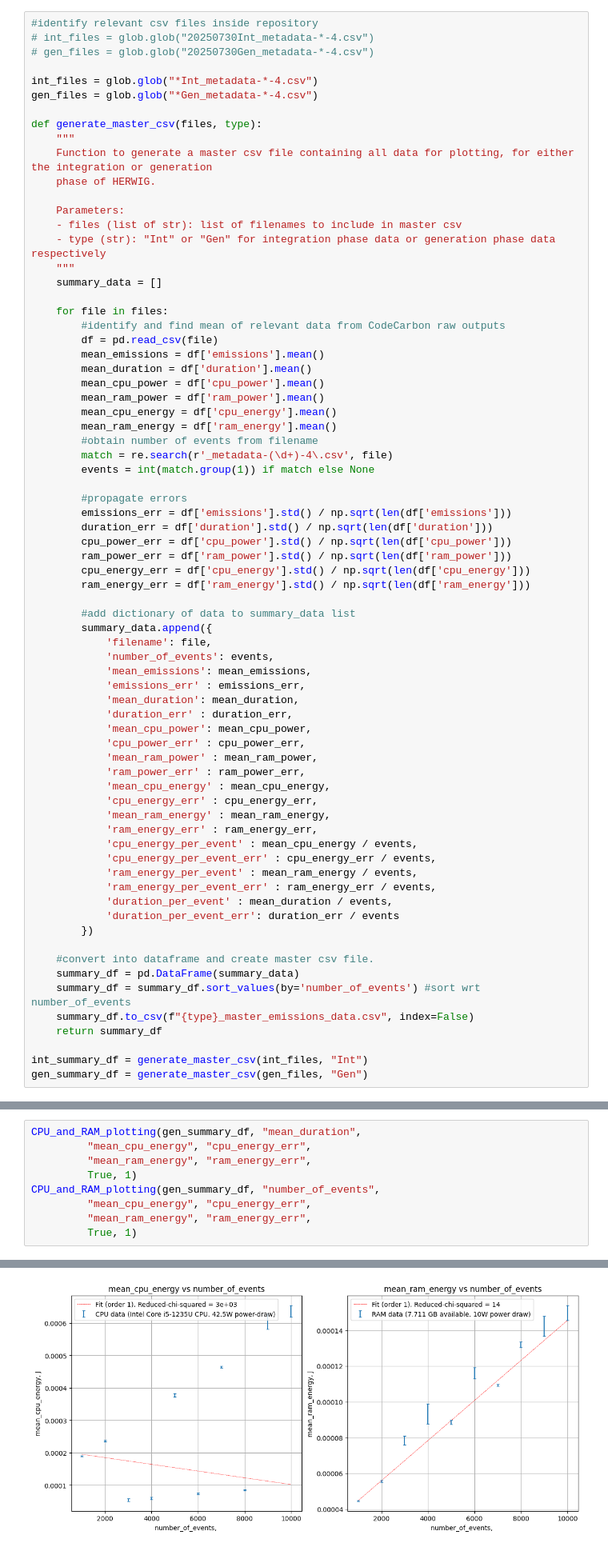
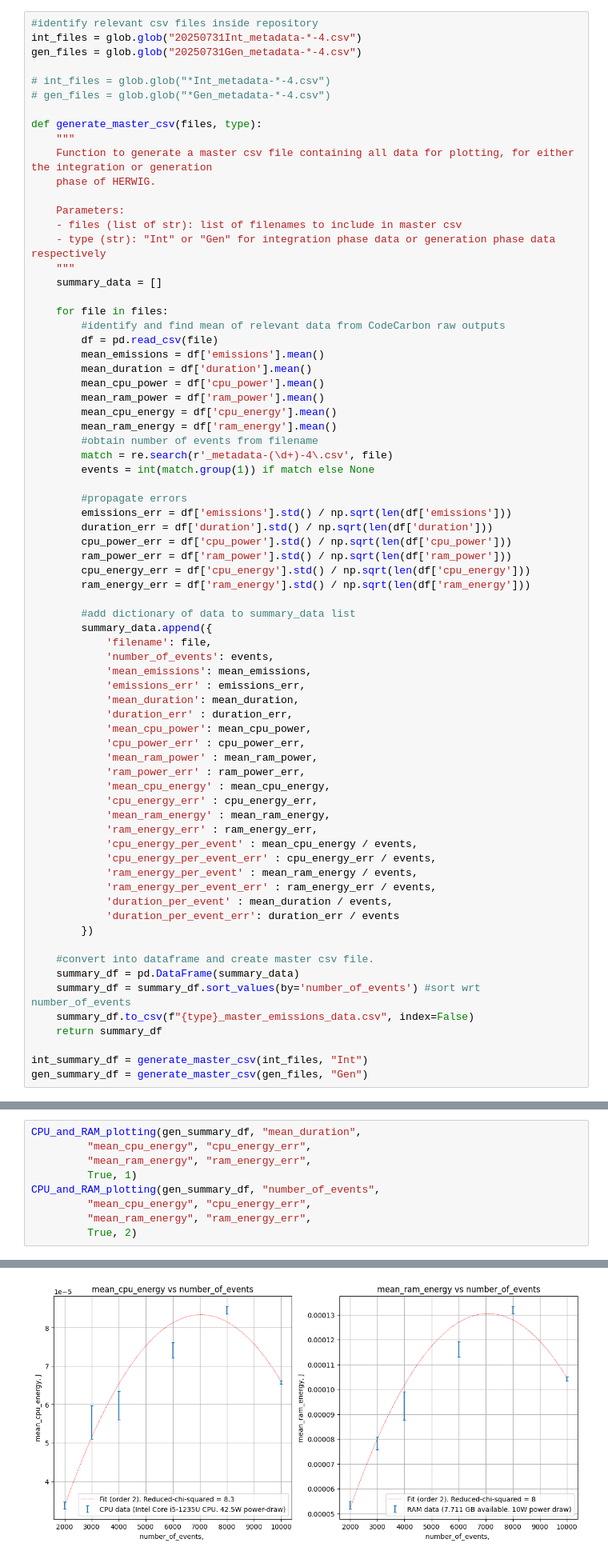
Before and after one commit to rosieschiffmann/herwig-emission-tracking, a Jupyter notebook: Plotting_herwig_cc.ipynb, the cells around one changed output, grey strips where cells are left out. Shown at 80% size. Cells and saved outputs as stored; diff of their text form.

```diff
--- a/Plotting_herwig_cc.ipynb
+++ b/Plotting_herwig_cc.ipynb
@@ -23,11 +23,11 @@ import re
 Here, we will assimilate all of the individual CSV files into 2 separate master CSV files: "Int_master_emissions_data.csv" and "Gen_master_emissions_data.csv". To do this, mean values were calculated for emissions, duration and CPU/GPU energy and power consumption for each raw data file corresponding to a different number of events.
 # %%
 #identify relevant csv files inside repository
-# int_files = glob.glob("20250730Int_metadata-*-4.csv")
-# gen_files = glob.glob("20250730Gen_metadata-*-4.csv")
+int_files = glob.glob("20250731Int_metadata-*-4.csv")
+gen_files = glob.glob("20250731Gen_metadata-*-4.csv")
 
-int_files = glob.glob("*Int_metadata-*-4.csv")
-gen_files = glob.glob("*Gen_metadata-*-4.csv")
+# int_files = glob.glob("*Int_metadata-*-4.csv")
+# gen_files = glob.glob("*Gen_metadata-*-4.csv")
 
 def generate_master_csv(files, type):
 	"""
@@ -214,5 +214,5 @@ CPU_and_RAM_plotting(gen_summary_df, "mean_duration",
 CPU_and_RAM_plotting(gen_summary_df, "number_of_events",
          "mean_cpu_energy", "cpu_energy_err",
          "mean_ram_energy", "ram_energy_err",
-         True, 1)
+         True, 2)
 # %% [output]
@@ -220 +220 @@ CPU_and_RAM_plotting(gen_summary_df, "number_of_events",
-[figure, old version]
+[figure, new version]
```
Also changed, not shown: parts of 2 cells of this notebook.
